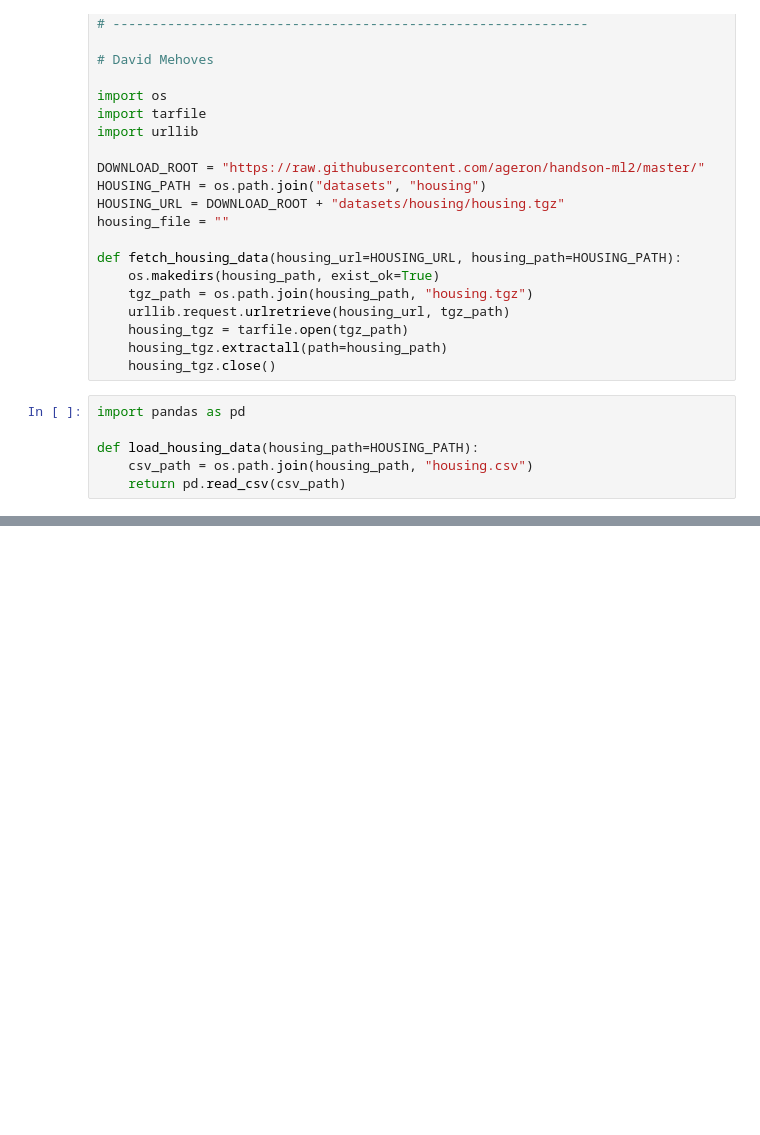
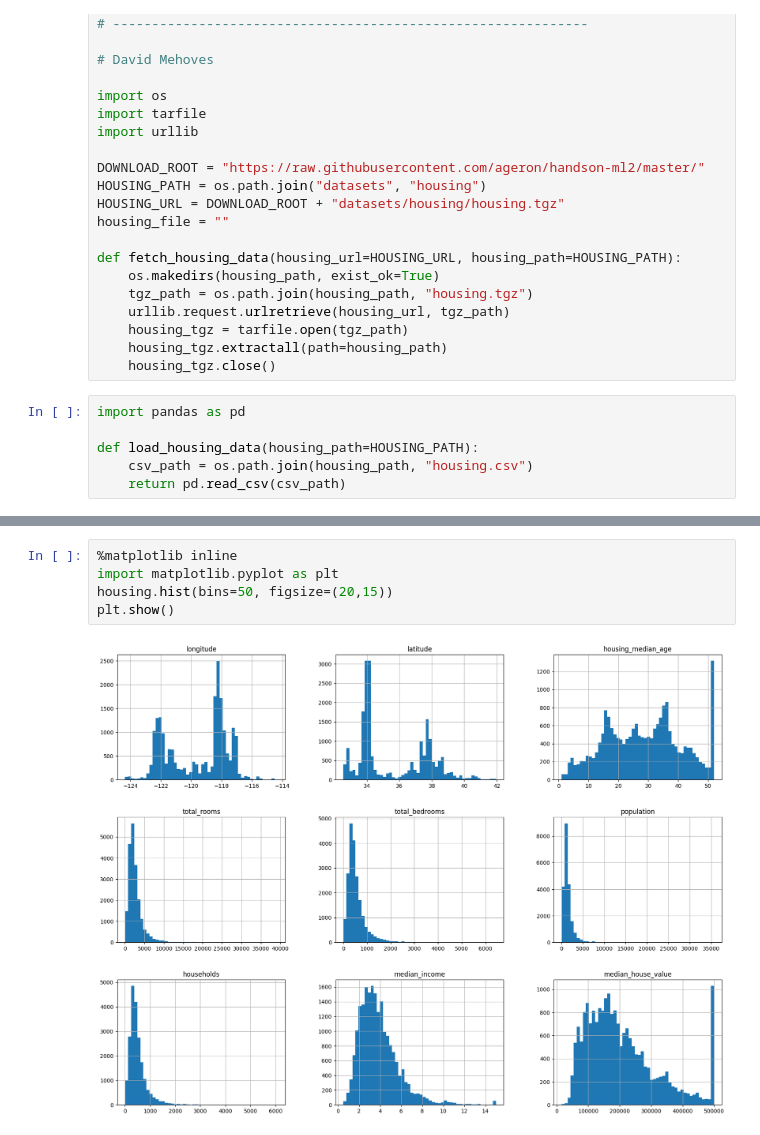
Before and after one commit to davidmehoves-adus/MLTeamDelta, a Jupyter notebook: Housing.ipynb, the cells around one changed output, grey strips where cells are left out. Drawn from its saved outputs; the diff is of its cells as text; blank space fills up the shorter version.

Commit message:
Graphs

```diff
--- a/Housing.ipynb
+++ b/Housing.ipynb
@@ -44,0 +59,7 @@ housing.head()
+# %%
+%matplotlib inline
+import matplotlib.pyplot as plt
+housing.hist(bins=50, figsize=(20,15))
+plt.show()
+# %% [output]
+[figure, added]
```
Also changed, not shown: parts of 1 cell of this notebook.
